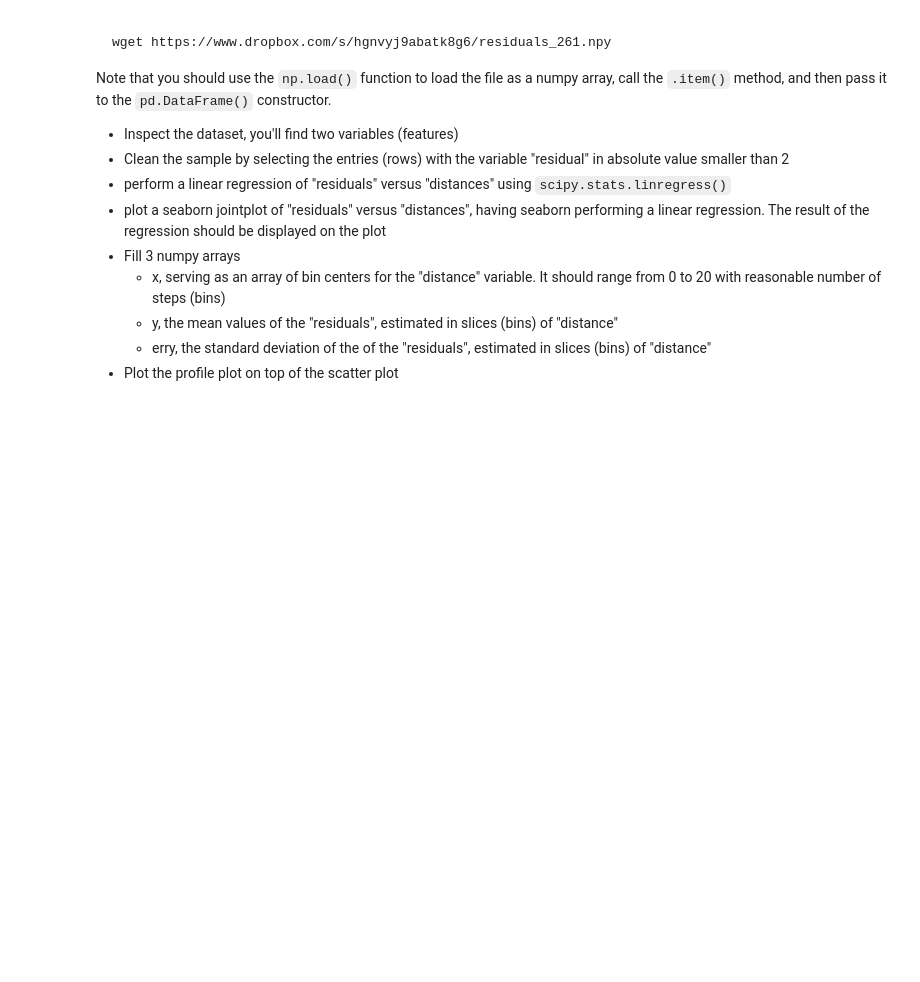
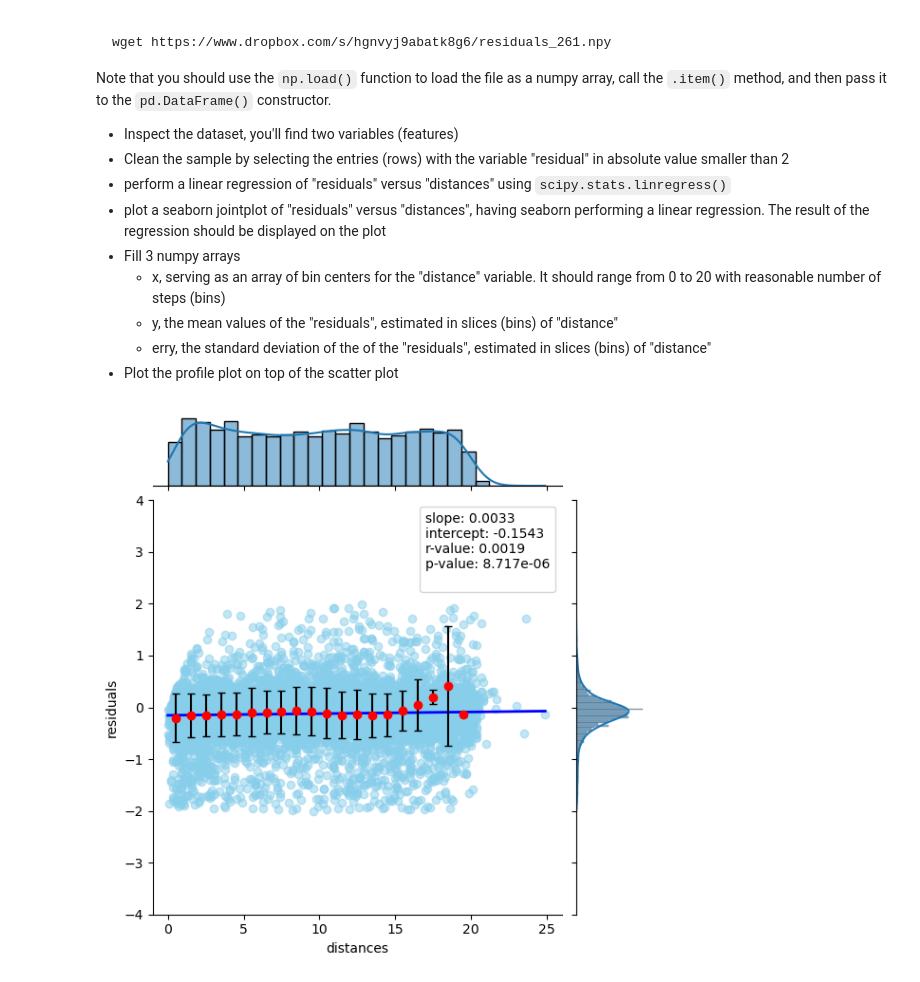
Before and after one commit to matteocalcagniphysics/LaboratoryOfComputationalPhysics_Y8, a Jupyter notebook: 07ex_Visualization.ipynb, the cells around one changed output. Cells and saved outputs as stored; diff of their text form; code cells hidden in the pictures; blank space fills up the shorter version.

Commit message:
studied 7, but I need to review seaborn

```diff
--- a/07ex_Visualization.ipynb
+++ b/07ex_Visualization.ipynb
@@ -110,3 +108,58 @@ Note that you should use the `np.load()` function to load the file as a numpy ar
   * y, the mean values of the "residuals", estimated in slices (bins) of "distance"
   * erry, the standard deviation of the  of the "residuals", estimated in slices (bins) of "distance"
 * Plot the profile plot on top of the scatter plot
+# %%
+import pandas as pd
+import scipy.stats as scs
+import seaborn as sns
+from matplotlib.patches import Rectangle
+
+df = pd.DataFrame(np.load('residuals_261.npy', allow_pickle=True).item())
+selected = df[np.abs(df['residuals']) < 2].copy()
+
+slope, intercept, r_value, p_value, std_err = scs.linregress(x=selected['distances'], y=selected['residuals'])
+
+g = sns.jointplot(
+    data=selected,
+    x='distances', y='residuals',
+    kind='reg',
+    scatter_kws={'color': 'skyblue', 'alpha': 0.5}, height=6,
+    line_kws={'color': 'blue', 'linewidth': 2},
+    xlim=(-1, 26), ylim=(-4,4)
+)
+reg_stats = (
+    f'slope: {slope:.4f}\n'
+    f'intercept: {intercept:.4f}\n'
+    f'r-value: {r_value**2:.4f}\n'
+    f'p-value: {p_value:.3e}\n'
+)
+
+g.ax_joint.legend(
+    handles=[Rectangle((0, 0), 0, 0, color='none')], # Invisible item
+    labels=[reg_stats],                             # Your text
+    loc='upper right',                               # Position
+    handlelength=0,                                  # Hide handle icon
+    handletextpad=0                                  # Remove padding
+)
+
+_, edges = np.histogram(selected['distances'], bins=20, range=(0, 20))
+
+x = (edges[1:] + edges[:-1])/2
+
+selected['distance_bins'] = pd.cut(selected['distances'], bins=20)
+y = np.array(selected.groupby('distance_bins', observed=False)['residuals'].mean())
+erry = np.array(selected.groupby('distance_bins', observed=False)['residuals'].std())
+
+g.ax_joint.errorbar(
+    x=x,
+    y=y,
+    yerr=erry,
+    fmt='o',          # 'o' means plot as dots
+    color='red',      # Make them distinct
+    ecolor='black',   # Color of the error bar lines
+    capsize=3,        # Adds little caps to the error bars
+)
+
+plt.show()
+# %% [output]
+[figure, added]
```
Also changed, not shown: parts of 4 cells of this notebook, 4 other files.
